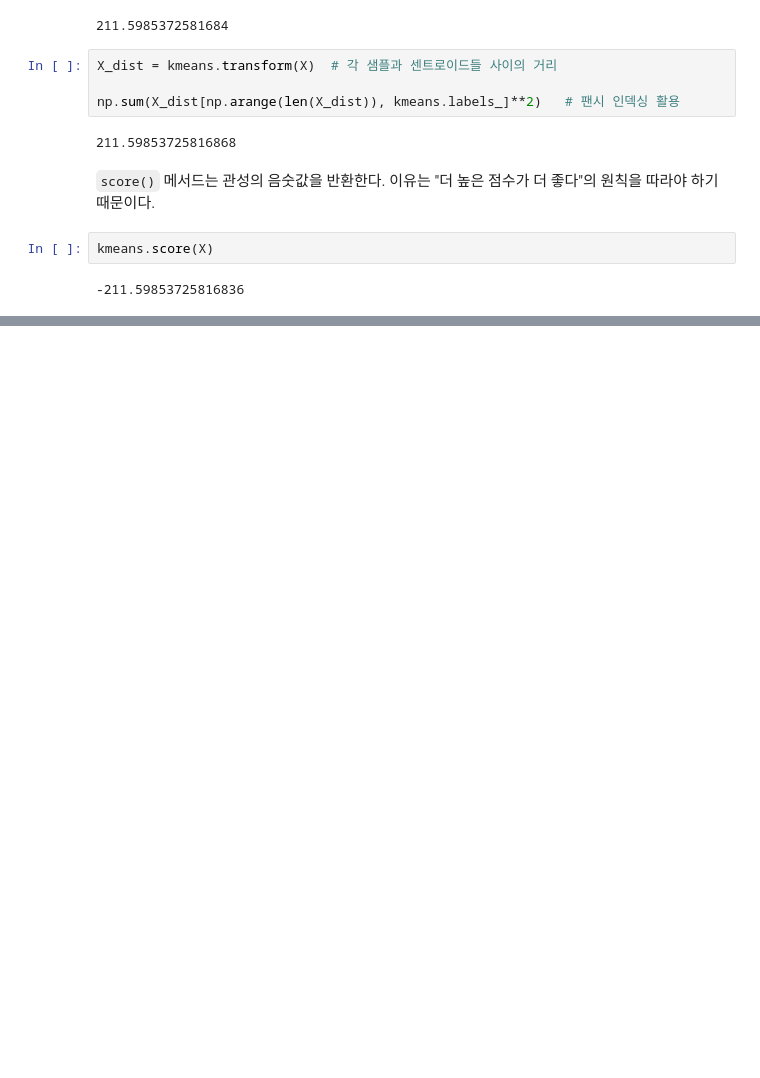
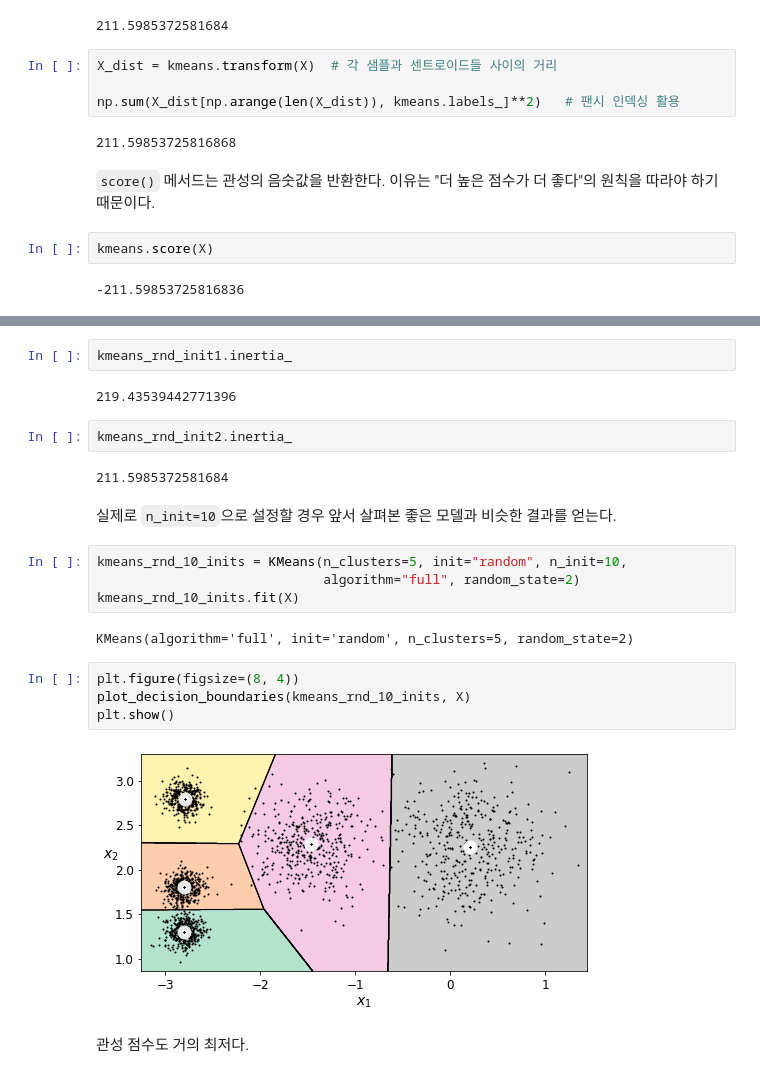
Before and after one commit to Moerai/Hands_On_ML-DL_Study, a Jupyter notebook: handson2_ML09.ipynb, the cells around one changed output, grey strips where cells are left out. Cells and saved outputs as stored; diff of their text form; blank space fills up the shorter version.

Commit message:
k-means clustering

```diff
--- a/handson2_ML09.ipynb
+++ b/handson2_ML09.ipynb
@@ -463,0 +469,24 @@ kmeans.score(X)
+# %%
+kmeans_rnd_init1.inertia_
+# %% [output]
+219.43539442771396
+# %%
+kmeans_rnd_init2.inertia_
+# %% [output]
+211.5985372581684
+# %% [markdown]
+실제로 `n_init=10`으로 설정할 경우 앞서 살펴본 좋은 모델과 비슷한 결과를 얻는다.
+# %%
+kmeans_rnd_10_inits = KMeans(n_clusters=5, init="random", n_init=10,
+                             algorithm="full", random_state=2)
+kmeans_rnd_10_inits.fit(X)
+# %% [output]
+KMeans(algorithm='full', init='random', n_clusters=5, random_state=2)
+# %%
+plt.figure(figsize=(8, 4))
+plot_decision_boundaries(kmeans_rnd_10_inits, X)
+plt.show()
+# %% [output]
+[figure, added]
+# %% [markdown]
+관성 점수도 거의 최저다.
```
Also changed, not shown: parts of 67 cells of this notebook.
